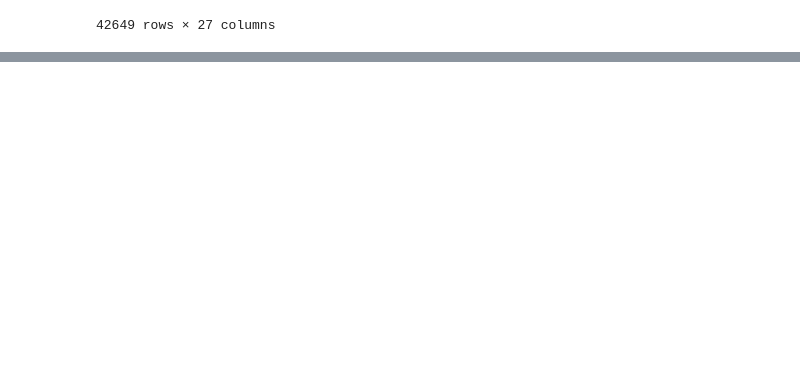
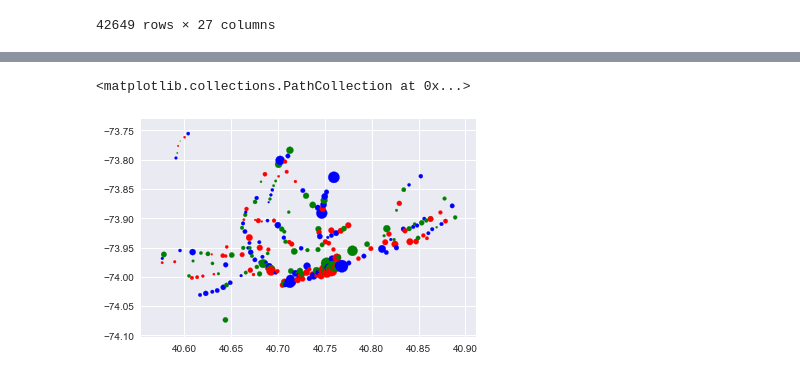
Before and after one commit to Hamifthi/Data-Analysis, a Jupyter notebook: Lesson 3/lesson-3.ipynb, the cells around one changed output, grey strips where cells are left out. Drawn from its saved outputs; the diff is of its cells as text; code cells hidden in the pictures; blank space fills up the shorter version.

```diff
--- a/Lesson 3/lesson-3.ipynb
+++ b/Lesson 3/lesson-3.ipynb
@@ -3,6 +3,7 @@ import numpy as np
 import pandas as pd
 import matplotlib.pyplot as plt
 import seaborn as sns
+sns.set()
 # %%
 ridership = np.array([
     [   0,    0,    2,    5,    0],
@@ -332,0 +338,7 @@ subway_df.groupby('UNIT').apply(calculation)
+# %%
+day_by_location = subway_df.groupby(['latitude', 'longitude'], as_index = False).mean()
+scaled_entries = day_by_location['ENTRIESn_hourly'] / day_by_location['ENTRIESn_hourly'].std()
+plt.scatter(day_by_location['latitude'], day_by_location['longitude'], s = scaled_entries * 25, c = ['red', 'blue', 'green'])
+# %% [output]
+<matplotlib.collections.PathCollection at 0x...>
+[figure, added]
```
Also changed, not shown: parts of 6 cells of this notebook.
